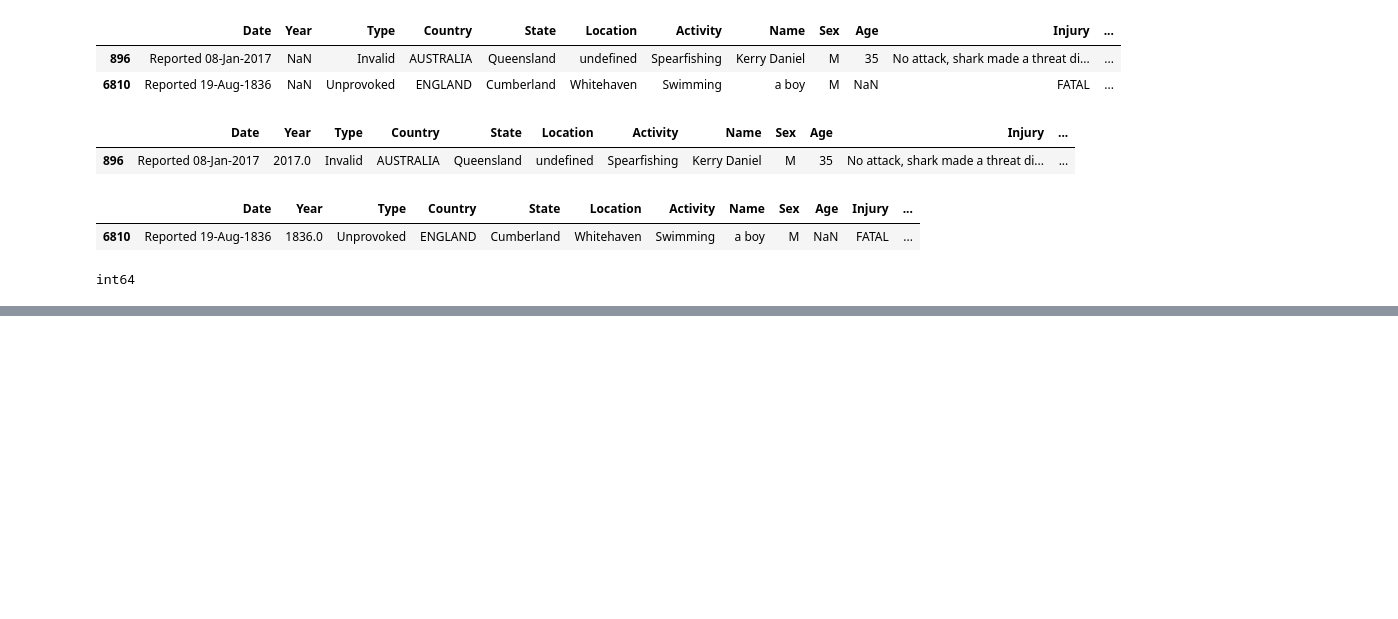
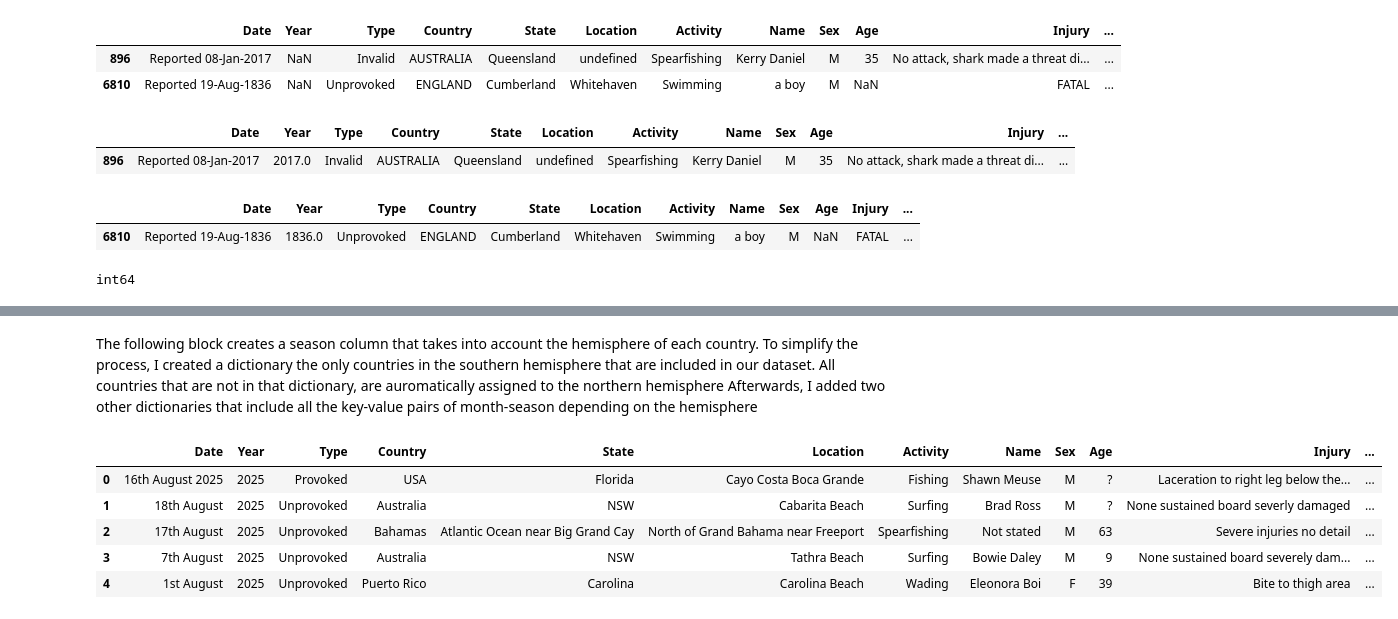
Before and after one commit to camilla-scandola/project-shark-attack, a Jupyter notebook: quest_sharkatack.ipynb, the cells around one changed output, grey strips where cells are left out. Saved outputs shown, nothing was run; the diff lists cells and outputs as text; code cells hidden in the pictures; blank space fills up the shorter version.

```diff
--- a/quest_sharkatack.ipynb
+++ b/quest_sharkatack.ipynb
@@ -574,3 +683,6 @@ int64
+# %% [markdown]
+The following block creates a season column that takes into account the hemisphere of each country. To simplify the process, I created a dictionary the only countries in the southern hemisphere that are included in our dataset. All countries that are not in that dictionary, are auromatically assigned to the northern hemisphere
+Afterwards, I added two other dictionaries that include all the key-value pairs of month-season depending on the hemisphere
 # %%
 #southern hemisphere countries (in our dataset)
 
@@ -583,35 +695,42 @@ southern_countries = [
 
 #assign hemisphere
 
-df["hemisphere"] = df["Country_cleaned"].apply(lambda x: "south" if x in southern_countries else "north")
+df["Hemisphere"] = df["Country_cleaned"].apply(lambda x: "South" if x in southern_countries else "North")
 
 #map months to seasons for the northern hemisphere
 
 season_map_north = {
     "December": "Winter", "January": "Winter", "February": "Winter",
     "March": "Spring", "April": "Spring", "May": "Spring",
     "June": "Summer", "July": "Summer", "August": "Summer",
     "September": "Autumn", "October": "Autumn", "November": "Autumn"
 }
 
 #map months to seasons for the southern hemisphere
 
 season_map_south = {
     "December": "Summer", "January": "Summer", "February": "Summer",
     "March": "Autumn", "April": "Autumn", "May": "Autumn",
     "June": "Winter", "July": "Winter", "August": "Winter",
     "September": "Spring", "October": "Spring", "November": "Spring"
 }
 
 #assign seasons
 
-df["season"] = df.apply(
+df["Season"] = df.apply(
     lambda row: (
         season_map_south.get(row["Month"])
-        if row["hemisphere"] == "south"
+        if row["Hemisphere"] == "South"
         else season_map_north.get(row["Month"])
     ),
     axis=1
 )
 
 df.head()
+# %% [output]
+|  | Date | Year | Type | Country | State | Location | Activity | Name | Sex | Age | Injury | ... |
+| 0 | 16th August 2025 | 2025 | Provoked | USA | Florida | Cayo Costa Boca Grande | Fishing | Shawn Meuse | M | ? | Laceration to right leg below the... | ... |
+| 1 | 18th August | 2025 | Unprovoked | Australia | NSW | Cabarita Beach | Surfing | Brad Ross | M | ? | None sustained board severly damaged | ... |
+| 2 | 17th August | 2025 | Unprovoked | Bahamas | Atlantic Ocean near Big Grand Cay | North of Grand Bahama near Freeport | Spearfishing | Not stated | M | 63 | Severe injuries no detail | ... |
+| 3 | 7th August | 2025 | Unprovoked | Australia | NSW | Tathra Beach | Surfing | Bowie Daley | M | 9 | None sustained board severely dam... | ... |
+| 4 | 1st August | 2025 | Unprovoked | Puerto Rico | Carolina | Carolina Beach | Wading | Eleonora Boi | F | 39 | Bite to thigh area | ... |
```
Also changed, not shown: parts of 25 cells of this notebook, 1 other file.
